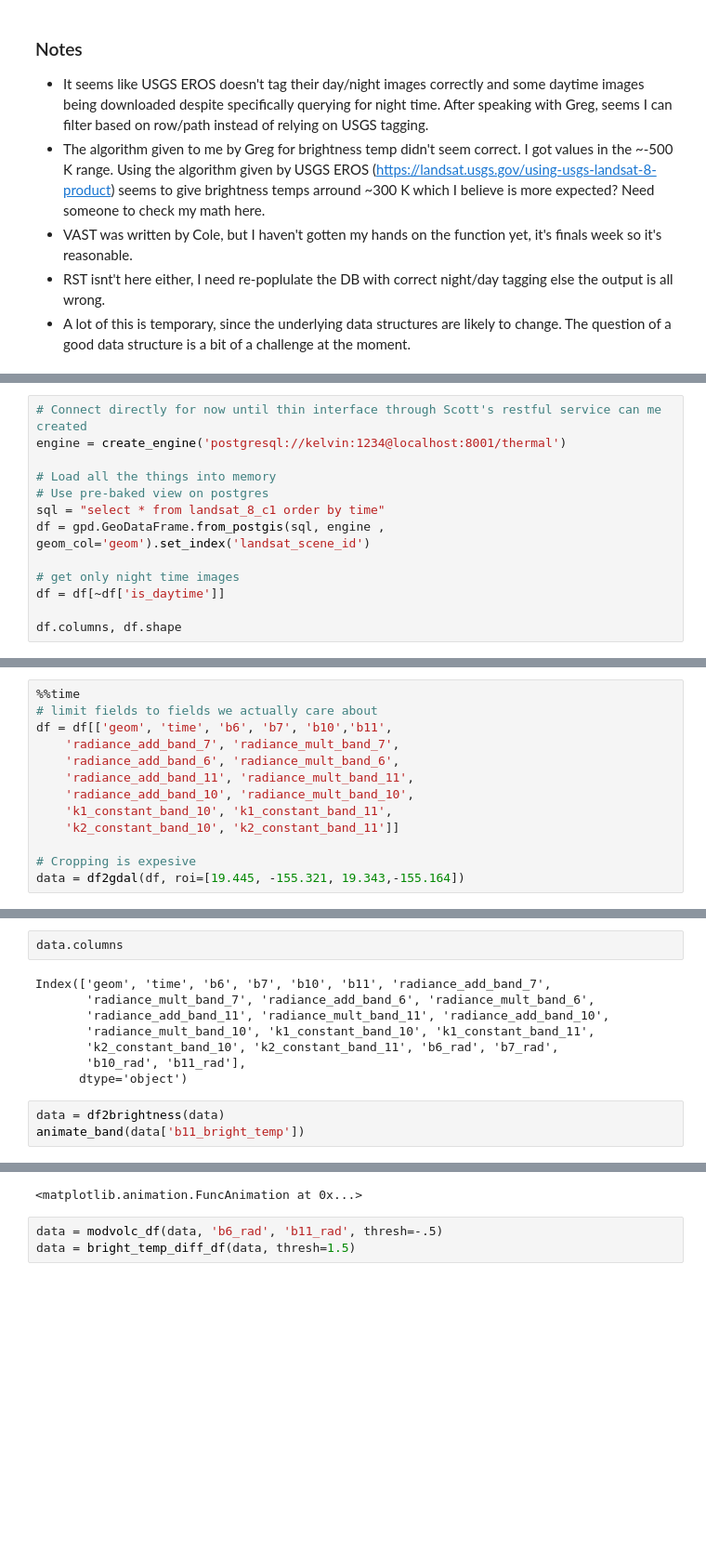
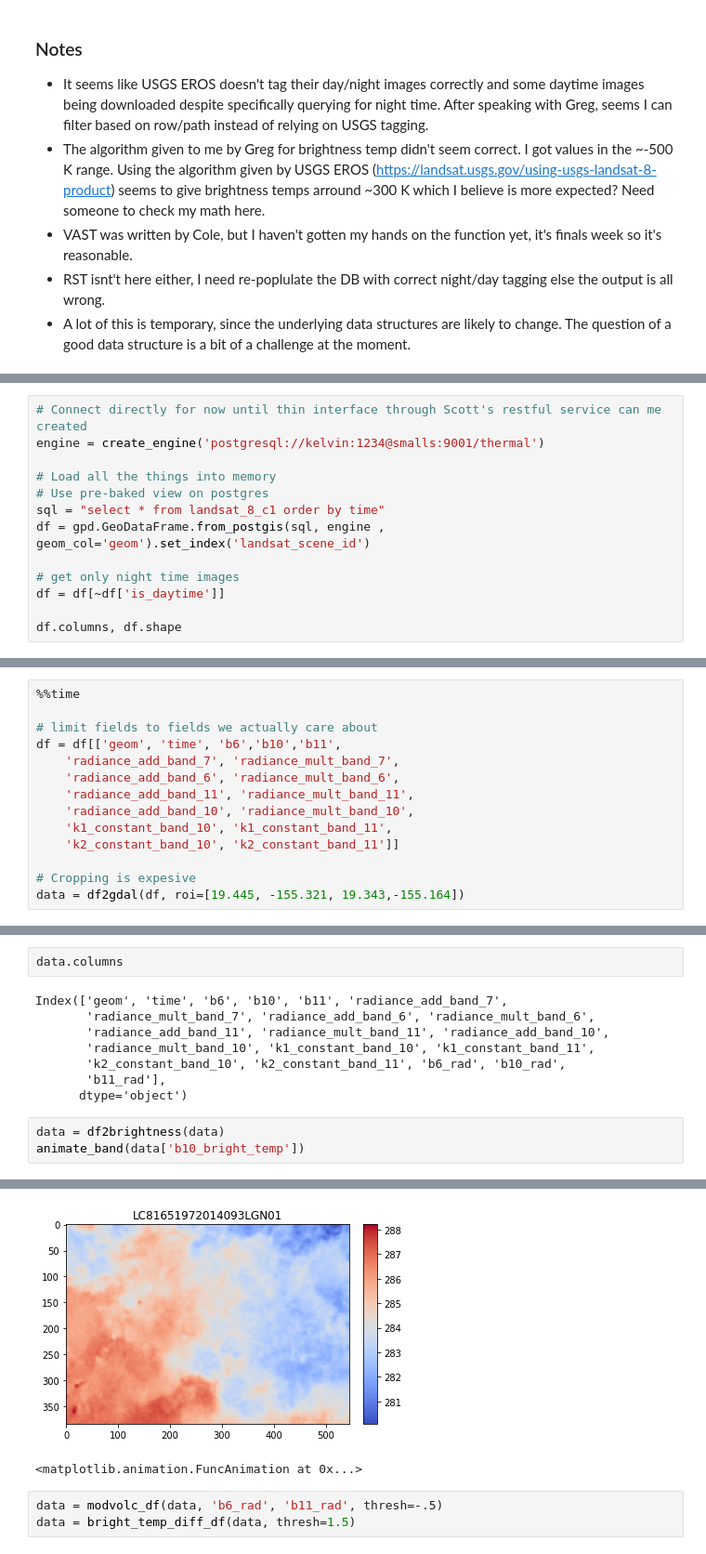
Before and after one commit to Kelvinrr/Notebooks, a Jupyter notebook: thermal_playground.ipynb, the cells around one changed output, grey strips where cells are left out. Shown at 93% size. Saved outputs shown, nothing was run; the diff lists cells and outputs as text; blank space fills up the shorter version.

```diff
--- a/thermal_playground.ipynb
+++ b/thermal_playground.ipynb
@@ -687,6 +738,6 @@ Name: time, dtype: bool
 # %%
 # Connect directly for now until thin interface through Scott's restful service can me created
-engine = create_engine('postgresql://kelvin:1234@localhost:8001/thermal')
+engine = create_engine('postgresql://kelvin:1234@smalls:9001/thermal')
 
 # Load all the things into memory
 # Use pre-baked view on postgres
@@ -718,7 +769,8 @@ df.columns, df.shape
 # %%
 %%time
+
 # limit fields to fields we actually care about
-df = df[['geom', 'time', 'b6', 'b7', 'b10','b11',
+df = df[['geom', 'time', 'b6','b10','b11',
     'radiance_add_band_7', 'radiance_mult_band_7',
     'radiance_add_band_6', 'radiance_mult_band_6',
     'radiance_add_band_11', 'radiance_mult_band_11',
@@ -751,14 +802,14 @@ animate_band(data['b6_rad'])
 # %%
 data.columns
 # %% [output]
-Index(['geom', 'time', 'b6', 'b7', 'b10', 'b11', 'radiance_add_band_7',
+Index(['geom', 'time', 'b6', 'b10', 'b11', 'radiance_add_band_7',
        'radiance_mult_band_7', 'radiance_add_band_6', 'radiance_mult_band_6',
        'radiance_add_band_11', 'radiance_mult_band_11', 'radiance_add_band_10',
        'radiance_mult_band_10', 'k1_constant_band_10', 'k1_constant_band_11',
-       'k2_constant_band_10', 'k2_constant_band_11', 'b6_rad', 'b7_rad',
-       'b10_rad', 'b11_rad'],
+       'k2_constant_band_10', 'k2_constant_band_11', 'b6_rad', 'b10_rad',
+       'b11_rad'],
       dtype='object')
 # %%
 data = df2brightness(data)
-animate_band(data['b11_bright_temp'])
+animate_band(data['b10_bright_temp'])
 # %% [output]
@@ -767,3 +816,4 @@ animate_band(data['b11_bright_temp'])
+[figure, added]
 <matplotlib.animation.FuncAnimation at 0x...>
 # %%
 data = modvolc_df(data, 'b6_rad', 'b11_rad', thresh=-.5)
```
Also changed, not shown: parts of 15 cells of this notebook.
